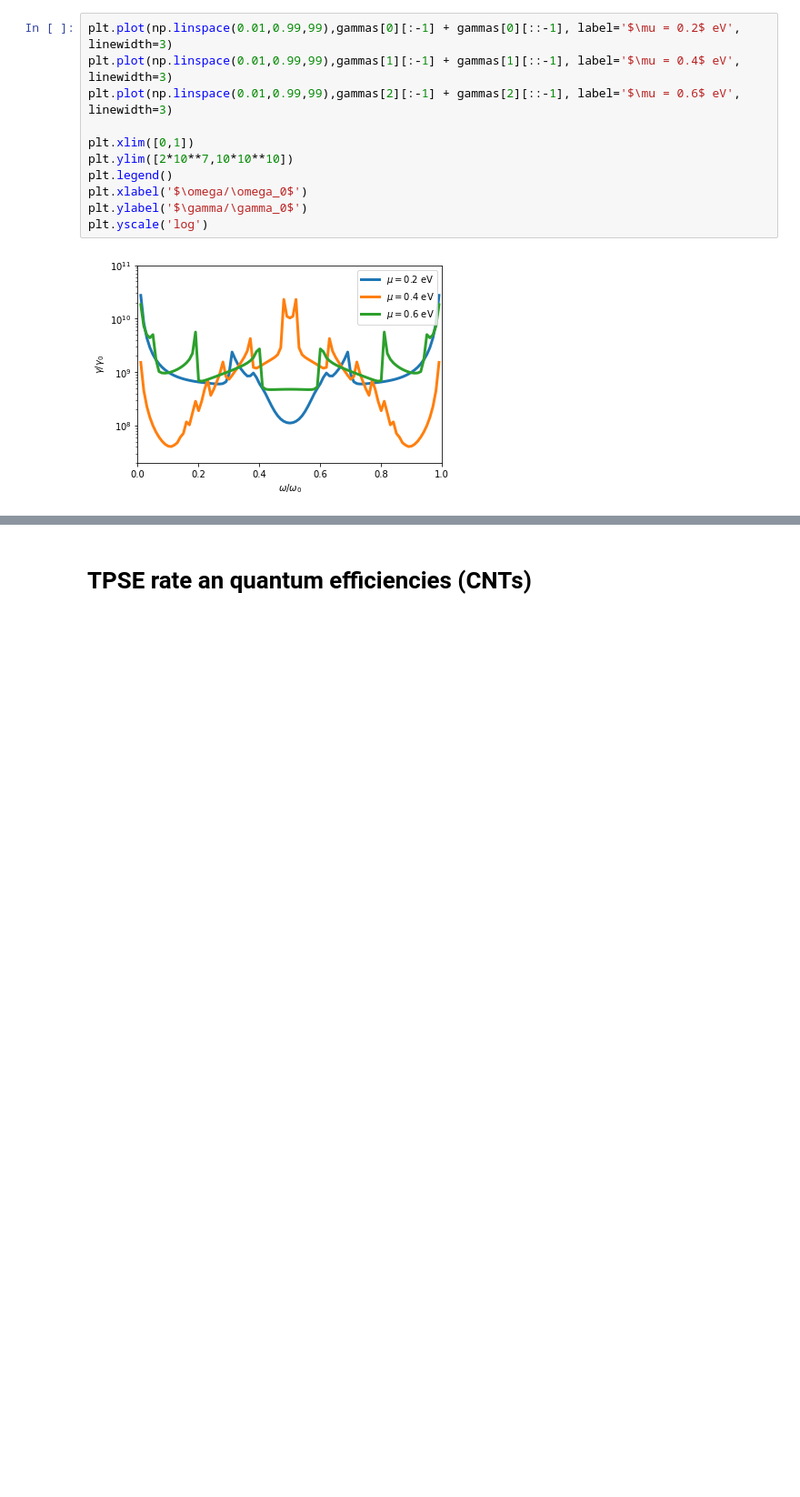
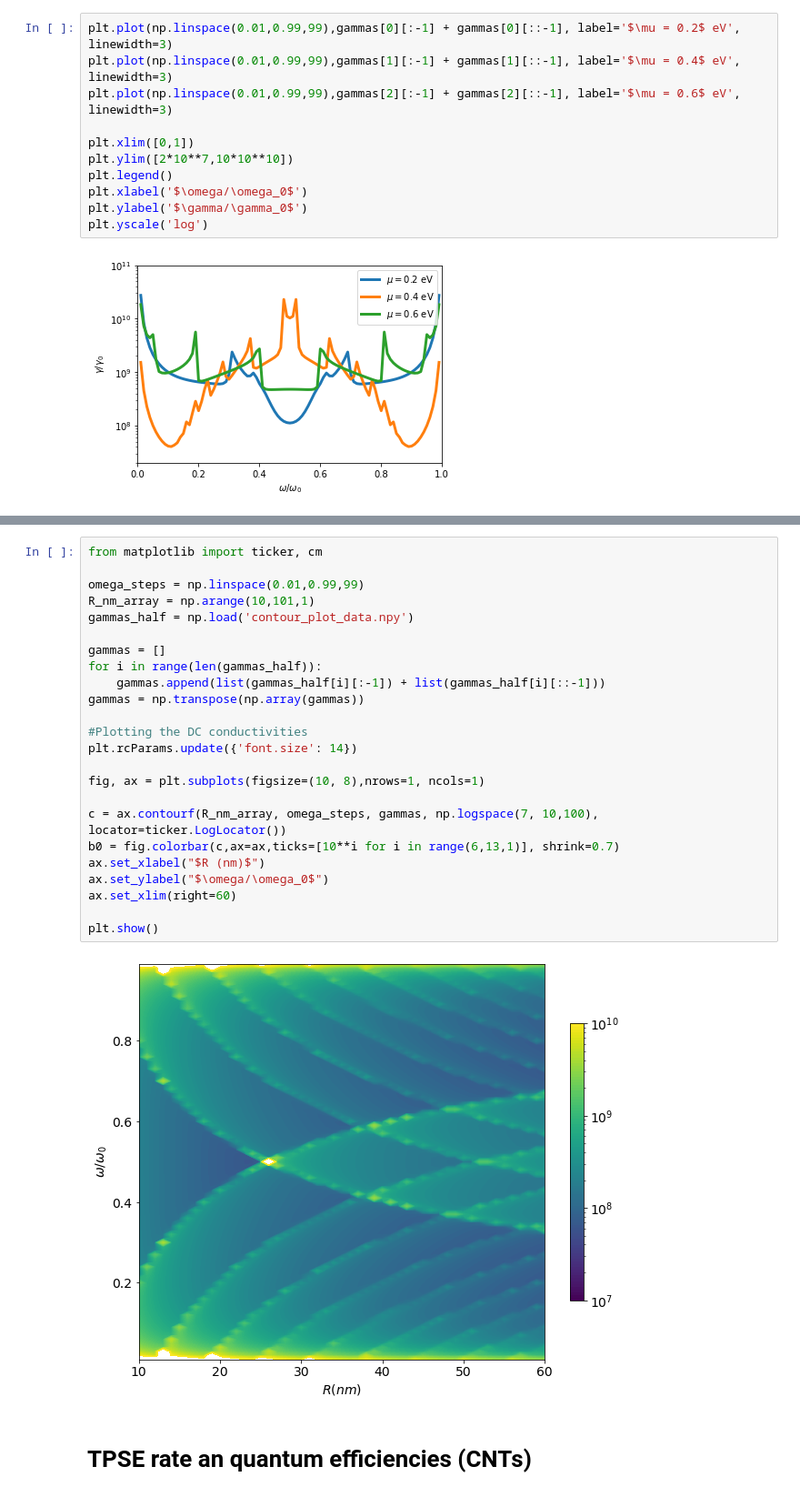
Before and after one commit to yurimuniz7/PhD-projects, a Jupyter notebook: carbon_nanotubes/plots.ipynb, the cells around one changed output, grey strips where cells are left out. Shown at 91% size. Saved outputs shown, nothing was run; the diff lists cells and outputs as text; blank space fills up the shorter version.

```diff
--- a/carbon_nanotubes/plots.ipynb
+++ b/carbon_nanotubes/plots.ipynb
@@ -142,2 +205,28 @@ plt.yscale('log')
+# %%
+from matplotlib import ticker, cm
+
+omega_steps = np.linspace(0.01,0.99,99)
+R_nm_array = np.arange(10,101,1)
+gammas_half = np.load('contour_plot_data.npy')
+
+gammas = []
+for i in range(len(gammas_half)):
+    gammas.append(list(gammas_half[i][:-1]) + list(gammas_half[i][::-1]))
+gammas = np.transpose(np.array(gammas))
+
+#Plotting the DC conductivities
+plt.rcParams.update({'font.size': 14})
+
+fig, ax = plt.subplots(figsize=(10, 8),nrows=1, ncols=1)
+
+c = ax.contourf(R_nm_array, omega_steps, gammas, np.logspace(7, 10,100), locator=ticker.LogLocator())
+b0 = fig.colorbar(c,ax=ax,ticks=[10**i for i in range(6,13,1)], shrink=0.7)
+ax.set_xlabel("$R (nm)$")
+ax.set_ylabel("$\omega/\omega_0$")
+ax.set_xlim(right=60)
+
+plt.show()
+# %% [output]
+[figure, added]
 # %% [markdown]
 # TPSE rate an quantum efficiencies (CNTs)
```
Also changed, not shown: parts of 16 cells of this notebook, 1 other file.
